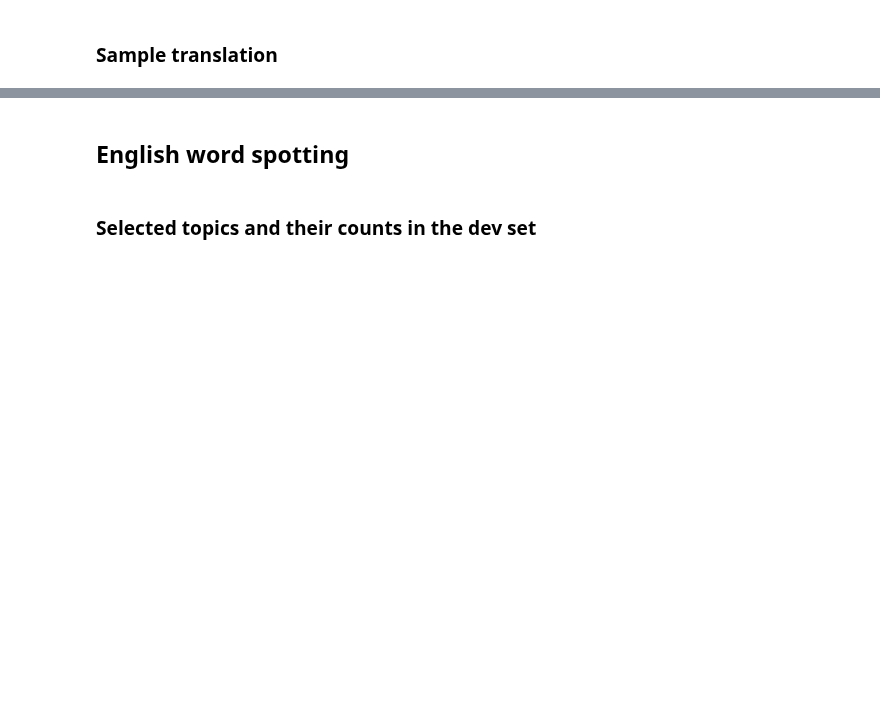
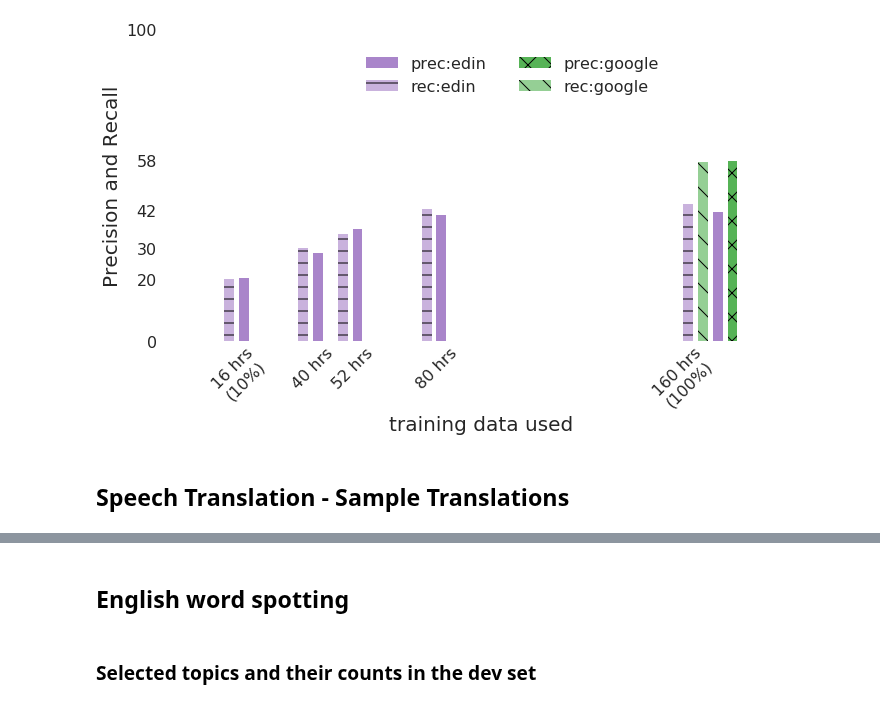
Before and after one commit to 0xSameer/speech2text, a Jupyter notebook: results.ipynb, the cells around one changed output, grey strips where cells are left out. Saved outputs shown, nothing was run; the diff lists cells and outputs as text; code cells hidden in the pictures; blank space fills up the shorter version.

```diff
--- a/results.ipynb
+++ b/results.ipynb
@@ -105,0 +109,2 @@ fig.savefig(filename="bleu_scores.pdf", dpi=300)
+# %%
+metrics = {'google': {}}
@@ -105,0 +129,7 @@ fig.savefig(filename="bleu_scores.pdf", dpi=300)
+# %%
+model_files = {"s2w-0.10": "./sp2enw/sp_.10/",
+               "s2w-0.25": "./sp2enw/sp_.25/",
+               "s2w-0.33": "./sp2enw/sp_.33/",
+               "s2w-0.50": "./sp2enw/sp_.50/",
+               "s2w-1.0" : "./sp2enw/sp_1.0_l2e-3",
+               }
@@ -105,0 +140,4 @@ fig.savefig(filename="bleu_scores.pdf", dpi=300)
+# %%
+for key, m_fil in model_files.items():
+    with open(os.path.join(m_fil, "s2w_p_r.json"), "r") as out_f:
+        metrics[key] = json.load(out_f)
@@ -106,5 +154,45 @@ fig.savefig(filename="bleu_scores.pdf", dpi=300)
+# %%
+fig, ax = plt.subplots(figsize=(10,6),nrows=1, ncols=1, sharey=True)
+sns.set_style("white")
+
+py_vals = [metrics[k]['p'][0] for k in metrics if k != "google"]
+px_vals = x_scale-3
+px_vals[-1] = 103
+ax.bar(px_vals, py_vals, label="prec:edin", color=tableau20[8], hatch="", width=2, alpha=.8)
+
+ry_vals = [metrics[k]['r'][0] for k in metrics if k != "google"]
+rx_vals = x_scale-6
+rx_vals[-1] = 97
+ax.bar(rx_vals, ry_vals, label="rec:edin", color=tableau20[8], hatch="-", width=2, alpha=.5)
+
+
+ax.bar([106], [metrics['google']['p'][0]], label="prec:google", color=tableau20[4], hatch='x', width=2, alpha=.8)
+ax.bar([100], [metrics['google']['r'][0]], label="rec:google", color=tableau20[4], hatch='\\', width=2, alpha=.5)
+
+
+plt.xticks(x_scale-4, x_labels, rotation=45)
+plt.yticks([0,100]+list(range(20,40,10))+[42, 58], rotation=0, fontsize=16)
+
+ax.set_xlabel('training data used', size=20)
+ax.set_ylabel('Precision and Recall', size=20)
+for i in ax.get_xticklabels()+ax.get_yticklabels():
+    i.set_fontsize(16)
+
+plt.yticks(fontsize=16, rotation=0)
+
+plt.ylim(0,100)
+plt.xlim(-10,120)
+
+sns.despine(left=True, bottom=True)
+
+plt.legend(bbox_to_anchor=(0.8, 0.96), framealpha=0, fontsize=16, ncol=2)
+
+fig.tight_layout()
+fig.savefig(fname="s2t_prec_rec.png", dpi=300)
+# %% [output]
+[figure, added]
 # %% [markdown]
-### Sample translation
+## Speech Translation - Sample Translations
 # %%
 sample_translations = {
     'reference' : """i ' m from puerto rico but i live here in denver colorado""",
```
Also changed, not shown: parts of 15 cells of this notebook, 2 other files.
